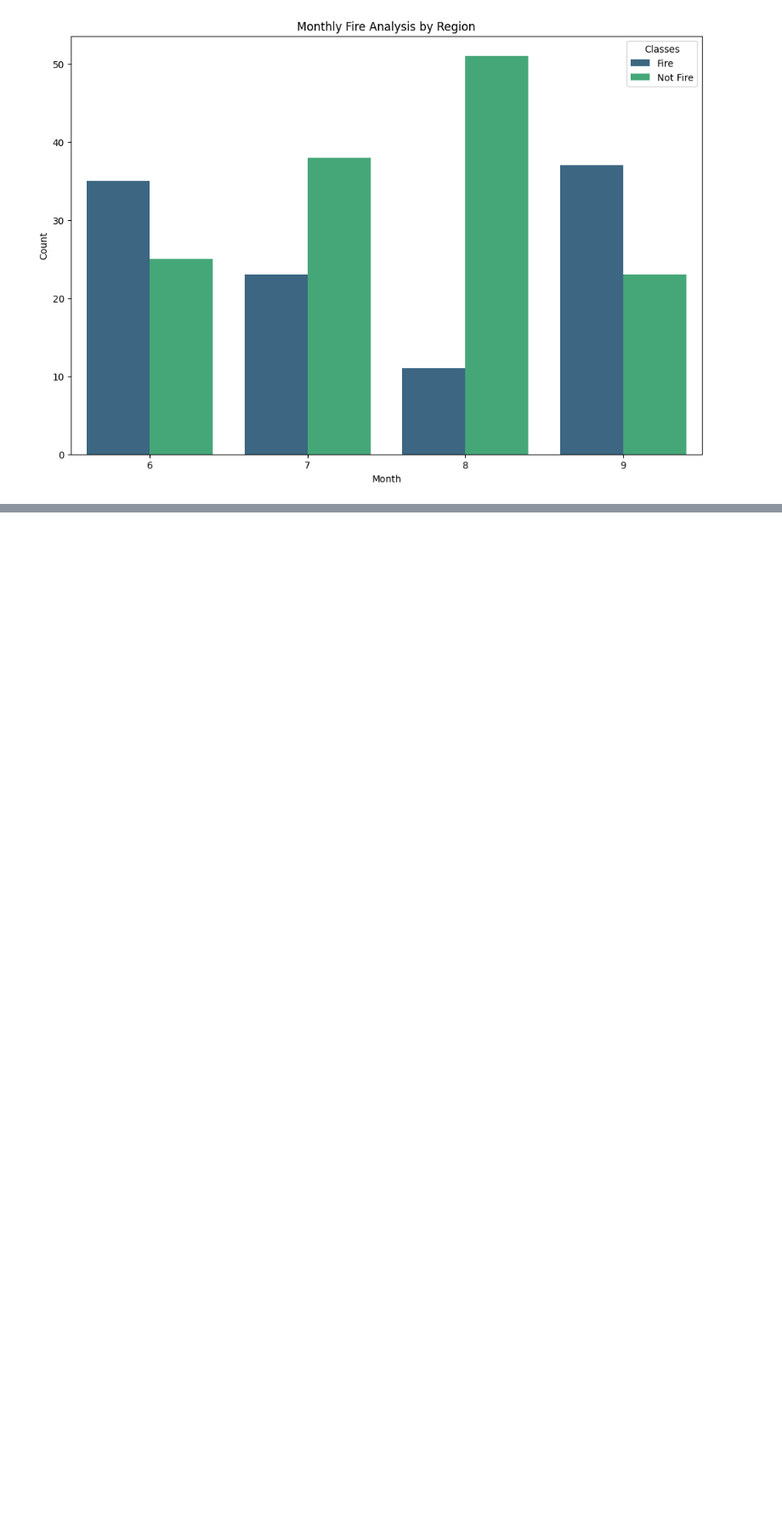
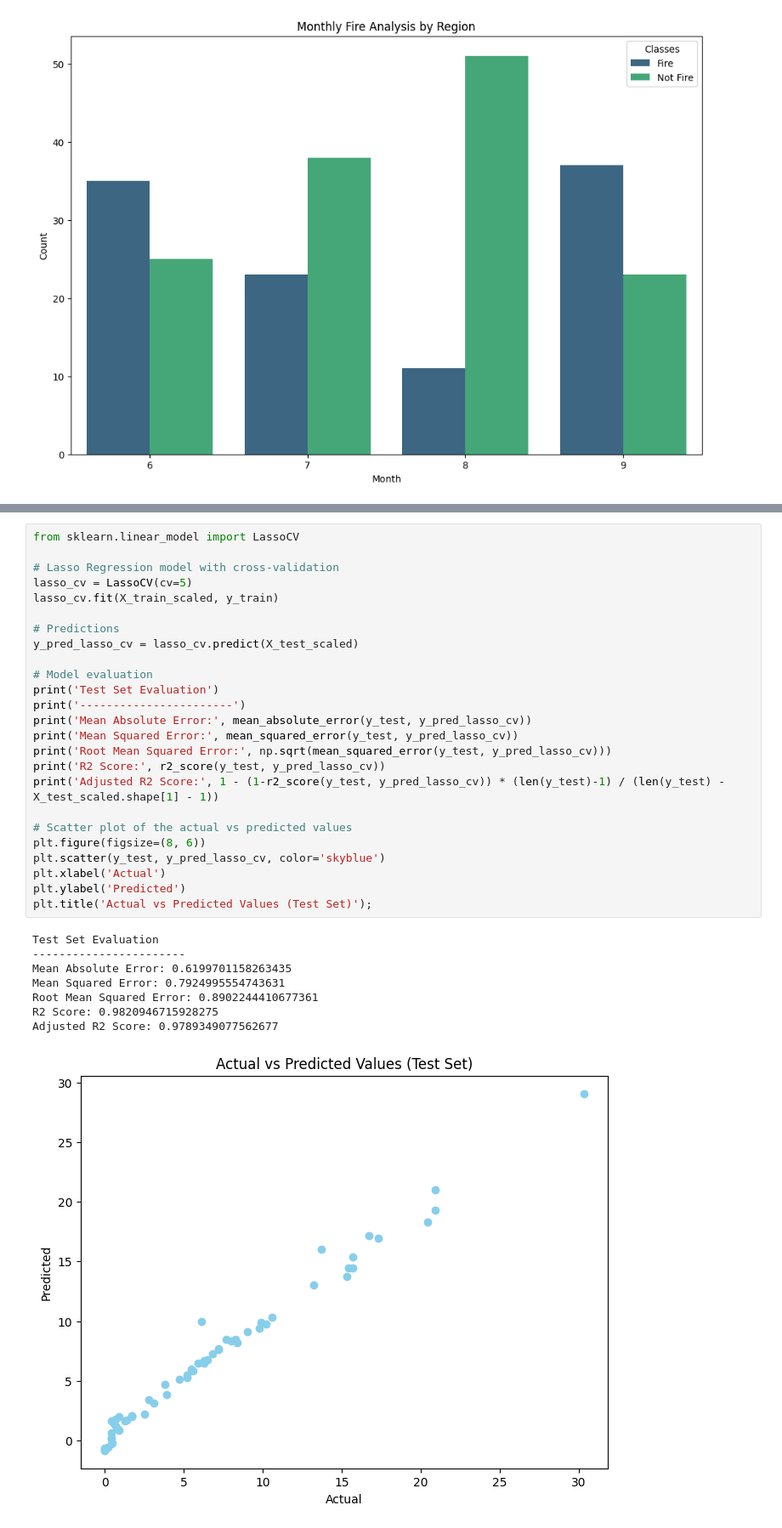
Before and after one commit to ricardorm10/Complete-Data-Science-With-Machine-Learning-And-NLP-2024, a Jupyter notebook: 3-Complete Linear Regression/Practicals/Regression Projects 2.0/linear_regression_project.ipynb, the cells around one changed output, grey strips where cells are left out. Shown: that part at 85% size. Cells and saved outputs as stored; diff of their text form; blank space fills up the shorter version.

```diff
--- a/3-Complete Linear Regression/Practicals/Regression Projects 2.0/linear_regression_project.ipynb
+++ b/3-Complete Linear Regression/Practicals/Regression Projects 2.0/linear_regression_project.ipynb
@@ -399,0 +599,34 @@ plt.legend(title='Classes', labels=['Fire', 'Not Fire']);
+# %%
+from sklearn.linear_model import LassoCV
+
+# Lasso Regression model with cross-validation
+lasso_cv = LassoCV(cv=5)
+lasso_cv.fit(X_train_scaled, y_train)
+
+# Predictions
+y_pred_lasso_cv = lasso_cv.predict(X_test_scaled)
+
+# Model evaluation
+print('Test Set Evaluation')
+print('-----------------------')
+print('Mean Absolute Error:', mean_absolute_error(y_test, y_pred_lasso_cv))
+print('Mean Squared Error:', mean_squared_error(y_test, y_pred_lasso_cv))
+print('Root Mean Squared Error:', np.sqrt(mean_squared_error(y_test, y_pred_lasso_cv)))
+print('R2 Score:', r2_score(y_test, y_pred_lasso_cv))
+print('Adjusted R2 Score:', 1 - (1-r2_score(y_test, y_pred_lasso_cv)) * (len(y_test)-1) / (len(y_test) - X_test_scaled.shape[1] - 1))
+
+# Scatter plot of the actual vs predicted values
+plt.figure(figsize=(8, 6))
+plt.scatter(y_test, y_pred_lasso_cv, color='skyblue')
+plt.xlabel('Actual')
+plt.ylabel('Predicted')
+plt.title('Actual vs Predicted Values (Test Set)');
+# %% [output]
+Test Set Evaluation
+-----------------------
+Mean Absolute Error: 0.6199701158263435
+Mean Squared Error: 0.7924995554743631
+Root Mean Squared Error: 0.8902244410677361
+R2 Score: 0.9820946715928275
+Adjusted R2 Score: 0.9789349077562677
+[figure, added]
```
Also changed, not shown: parts of 28 cells of this notebook.
